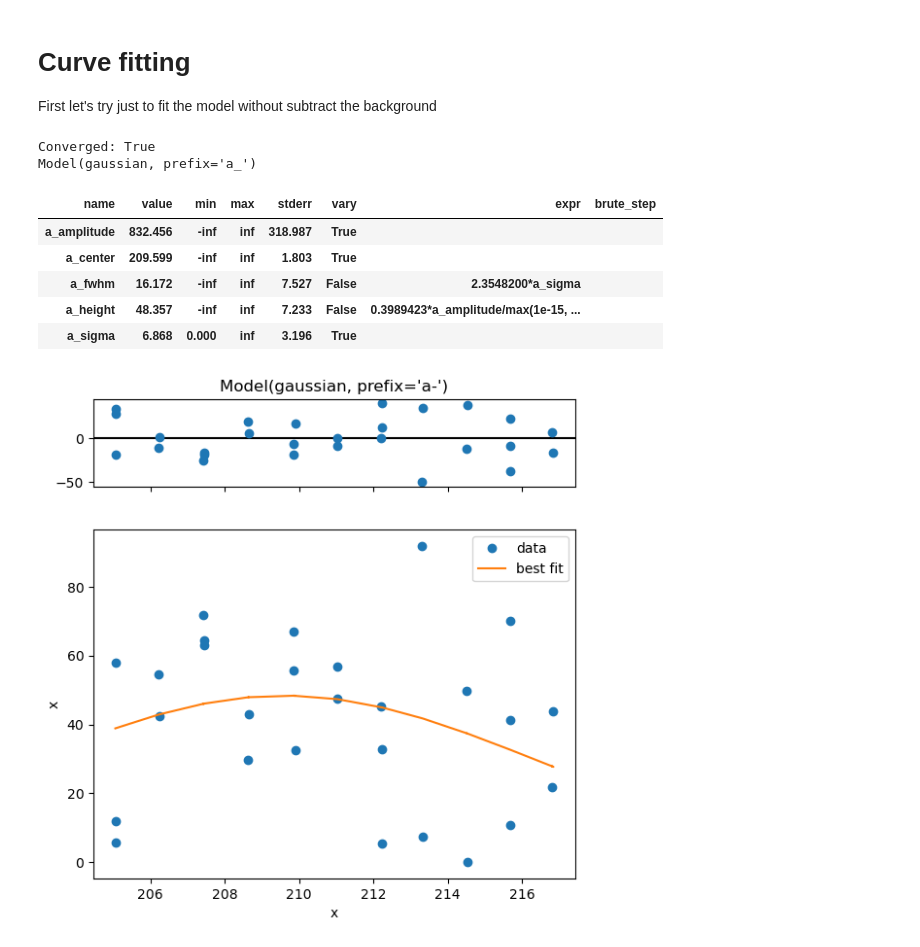
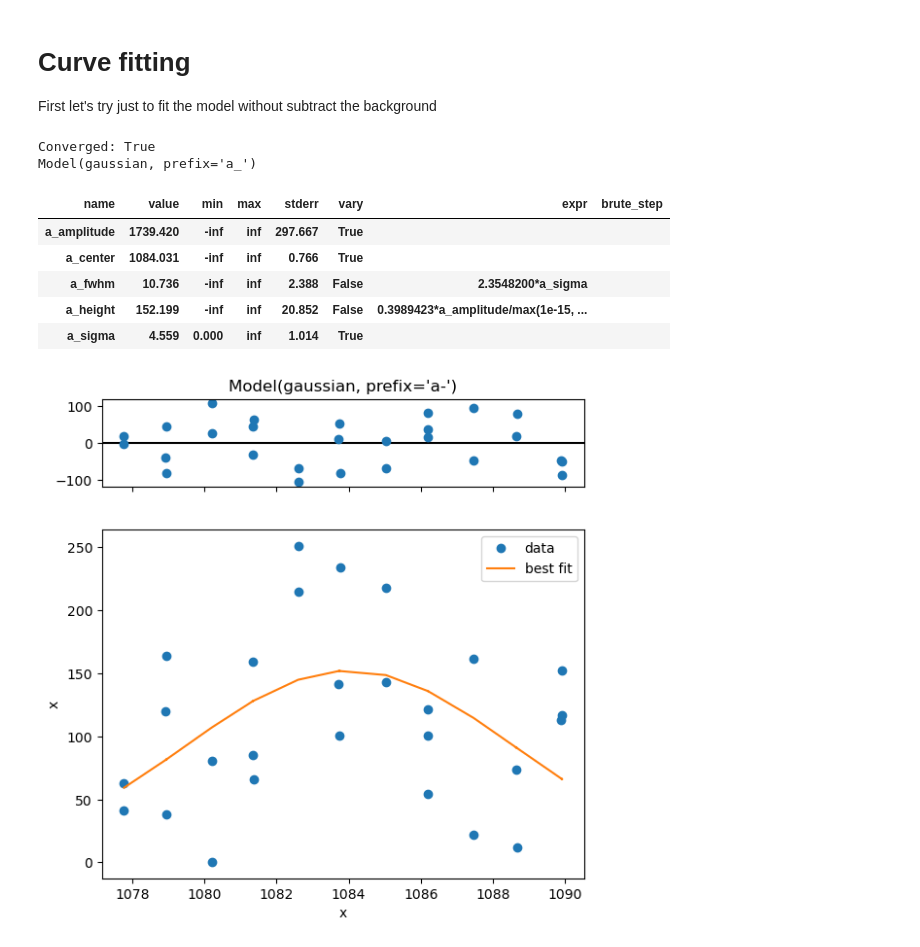
Before and after one commit to Nereumobu/advanced_lab_master, a Jupyter notebook: Ma_4/work_arpes_Coin_Al_50V.ipynb, the cells around one changed output. Cells and saved outputs as stored; diff of their text form; code cells hidden in the pictures.

```diff
--- a/Ma_4/work_arpes_Coin_Al_50V.ipynb
+++ b/Ma_4/work_arpes_Coin_Al_50V.ipynb
@@ -211,35 +214,35 @@ First let's try just to fit the model without subtract the background
 # %%
 from arpes.fits.fit_models import GaussianModel, AffineBackgroundModel, LorentzianModel, VoigtModel
 from arpes.analysis.shirley import remove_shirley_background, calculate_shirley_background_full_range
 from arpes.fits.utilities import result_to_hints
 #test_curve = data.spectrum.where(ws2_mask & ~wide_peak_mask).mean(["x", "y"]).sel(eV=slice(-36, -31))
 
 # Selection
-selection = df['BindingEnergy'].between(205, 218, inclusive=False).to_numpy()
+selection = df['BindingEnergy'].between(1077, 1090, inclusive=False).to_numpy()
 
 test_curve = data.sel(eV=selection)
 test_curve = test_curve - calculate_shirley_background_full_range(test_curve, max_iters=100)
 
 test_model =  GaussianModel(prefix="a_") #+ GaussianModel(prefix="b_")
 
 result = test_model.guess_fit(
     test_curve - test_curve.min(),
     # params={
     #     "a_center": {"value": 653, "max":655, "min":651 },
     #     "a_amplitude": {"min": 0},
     #     "b_center": {"value": 683, "max":687, "min":680},
     #     "b_amplitude": {"min": 0},
     # }
 )
 result.plot()
 result
 # %% [output]
 Converged: True
 Model(gaussian, prefix='a_')
 | name | value | min | max | stderr | vary | expr | brute_step |
-| a_amplitude | 832.456 | -inf | inf | 318.987 | True |  |  |
-| a_center | 209.599 | -inf | inf | 1.803 | True |  |  |
-| a_fwhm | 16.172 | -inf | inf | 7.527 | False | 2.3548200*a_sigma |  |
-| a_height | 48.357 | -inf | inf | 7.233 | False | 0.3989423*a_amplitude/max(1e-15, ... |  |
-| a_sigma | 6.868 | 0.000 | inf | 3.196 | True |  |  |
+| a_amplitude | 1739.420 | -inf | inf | 297.667 | True |  |  |
+| a_center | 1084.031 | -inf | inf | 0.766 | True |  |  |
+| a_fwhm | 10.736 | -inf | inf | 2.388 | False | 2.3548200*a_sigma |  |
+| a_height | 152.199 | -inf | inf | 20.852 | False | 0.3989423*a_amplitude/max(1e-15, ... |  |
+| a_sigma | 4.559 | 0.000 | inf | 1.014 | True |  |  |
-[figure, old version]
+[figure, new version]
```
Also changed, not shown: parts of 1 cell of this notebook, 1 other file.
